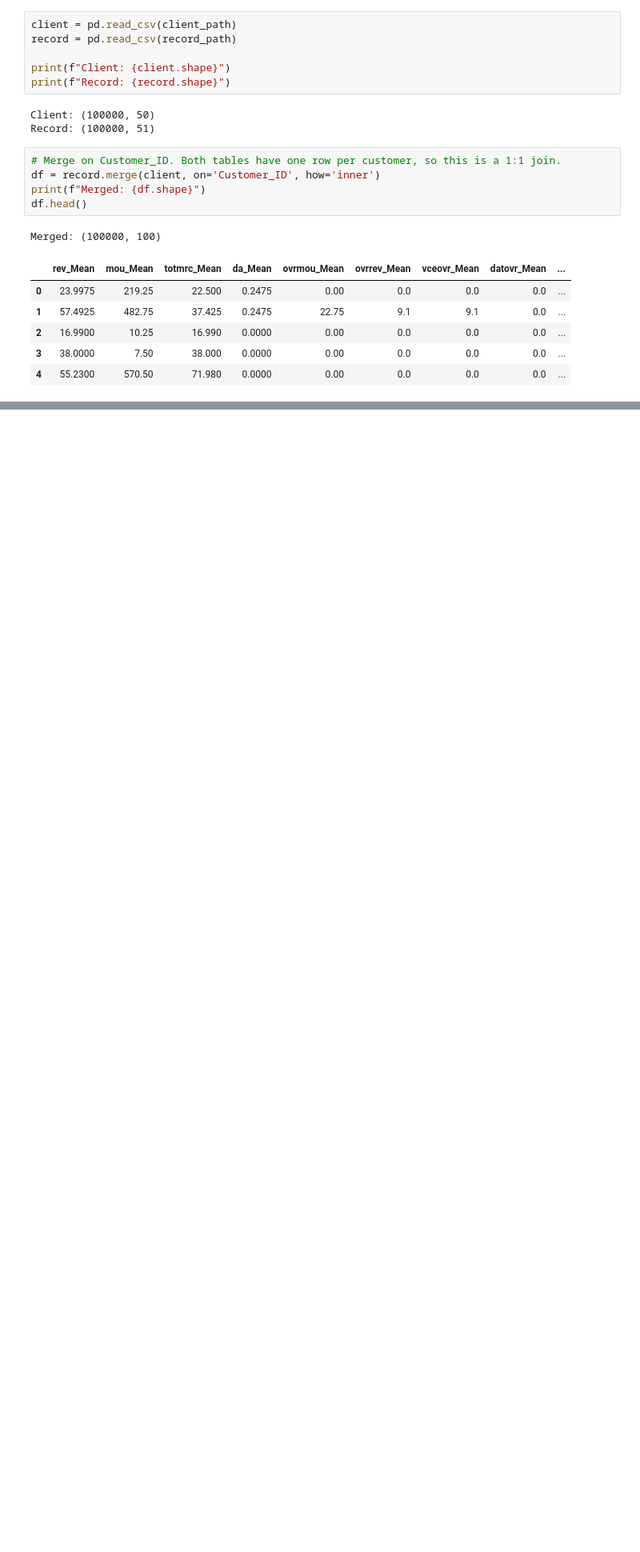
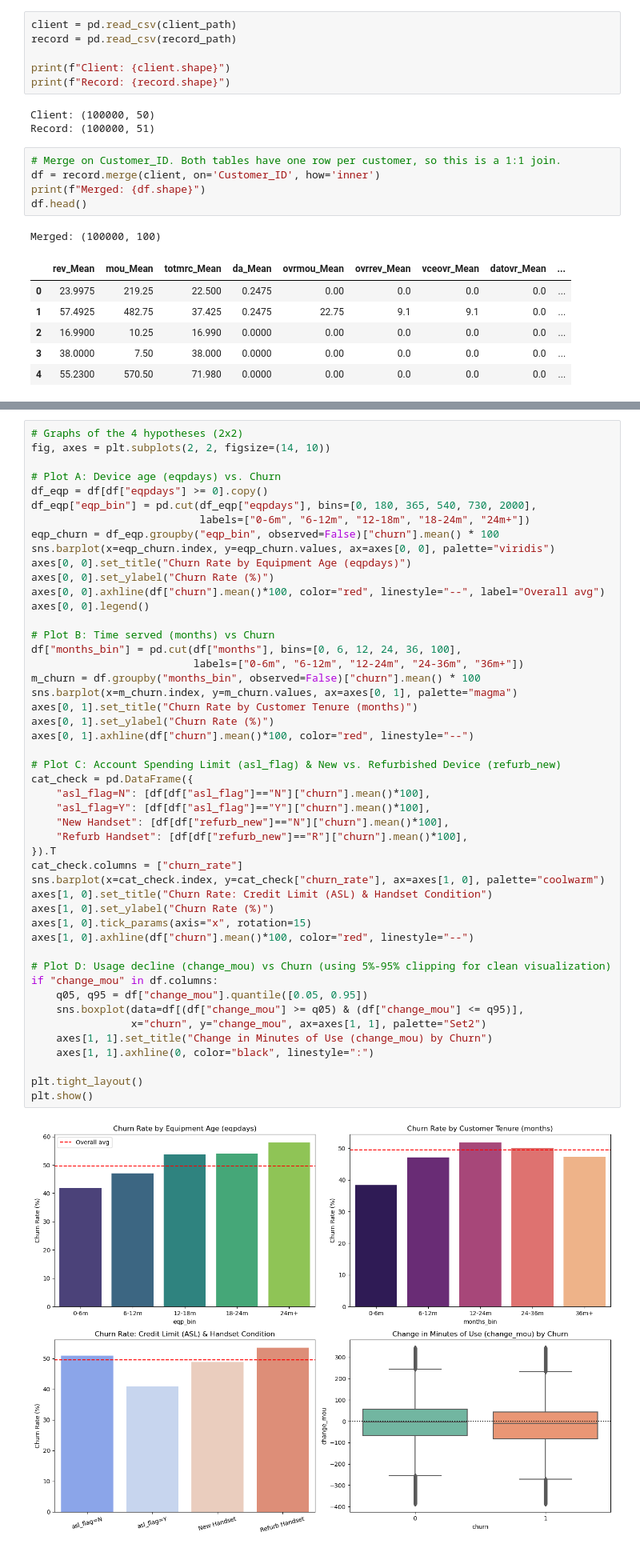
Before and after one commit to PauloLucena2022/telecom-customer-analytics-ml, a Jupyter notebook: eda.ipynb, the cells around one changed output, grey strips where cells are left out. Shown at 80% size. Saved outputs shown, nothing was run; the diff lists cells and outputs as text; blank space fills up the shorter version.

```diff
--- a/eda.ipynb
+++ b/eda.ipynb
@@ -113,0 +352,50 @@ Merged: (100000, 100)
+# %%
+# Graphs of the 4 hypotheses (2x2)
+fig, axes = plt.subplots(2, 2, figsize=(14, 10))
+
+# Plot A: Device age (eqpdays) vs. Churn
+df_eqp = df[df["eqpdays"] >= 0].copy()
+df_eqp["eqp_bin"] = pd.cut(df_eqp["eqpdays"], bins=[0, 180, 365, 540, 730, 2000],
+                           labels=["0-6m", "6-12m", "12-18m", "18-24m", "24m+"])
+eqp_churn = df_eqp.groupby("eqp_bin", observed=False)["churn"].mean() * 100
+sns.barplot(x=eqp_churn.index, y=eqp_churn.values, ax=axes[0, 0], palette="viridis")
+axes[0, 0].set_title("Churn Rate by Equipment Age (eqpdays)")
+axes[0, 0].set_ylabel("Churn Rate (%)")
+axes[0, 0].axhline(df["churn"].mean()*100, color="red", linestyle="--", label="Overall avg")
+axes[0, 0].legend()
+
+# Plot B: Time served (months) vs Churn
+df["months_bin"] = pd.cut(df["months"], bins=[0, 6, 12, 24, 36, 100],
+                          labels=["0-6m", "6-12m", "12-24m", "24-36m", "36m+"])
+m_churn = df.groupby("months_bin", observed=False)["churn"].mean() * 100
+sns.barplot(x=m_churn.index, y=m_churn.values, ax=axes[0, 1], palette="magma")
+axes[0, 1].set_title("Churn Rate by Customer Tenure (months)")
+axes[0, 1].set_ylabel("Churn Rate (%)")
+axes[0, 1].axhline(df["churn"].mean()*100, color="red", linestyle="--")
+
+# Plot C: Account Spending Limit (asl_flag) & New vs. Refurbished Device (refurb_new)
+cat_check = pd.DataFrame({
+    "asl_flag=N": [df[df["asl_flag"]=="N"]["churn"].mean()*100],
+    "asl_flag=Y": [df[df["asl_flag"]=="Y"]["churn"].mean()*100],
+    "New Handset": [df[df["refurb_new"]=="N"]["churn"].mean()*100],
+    "Refurb Handset": [df[df["refurb_new"]=="R"]["churn"].mean()*100],
+}).T
+cat_check.columns = ["churn_rate"]
+sns.barplot(x=cat_check.index, y=cat_check["churn_rate"], ax=axes[1, 0], palette="coolwarm")
+axes[1, 0].set_title("Churn Rate: Credit Limit (ASL) & Handset Condition")
+axes[1, 0].set_ylabel("Churn Rate (%)")
+axes[1, 0].tick_params(axis="x", rotation=15)
+axes[1, 0].axhline(df["churn"].mean()*100, color="red", linestyle="--")
+
+# Plot D: Usage decline (change_mou) vs Churn (using 5%-95% clipping for clean visualization)
+if "change_mou" in df.columns:
+    q05, q95 = df["change_mou"].quantile([0.05, 0.95])
+    sns.boxplot(data=df[(df["change_mou"] >= q05) & (df["change_mou"] <= q95)],
+                x="churn", y="change_mou", ax=axes[1, 1], palette="Set2")
+    axes[1, 1].set_title("Change in Minutes of Use (change_mou) by Churn")
+    axes[1, 1].axhline(0, color="black", linestyle=":")
+
+plt.tight_layout()
+plt.show()
+# %% [output]
+[figure, added]
```
Also changed, not shown: parts of 22 cells of this notebook.
